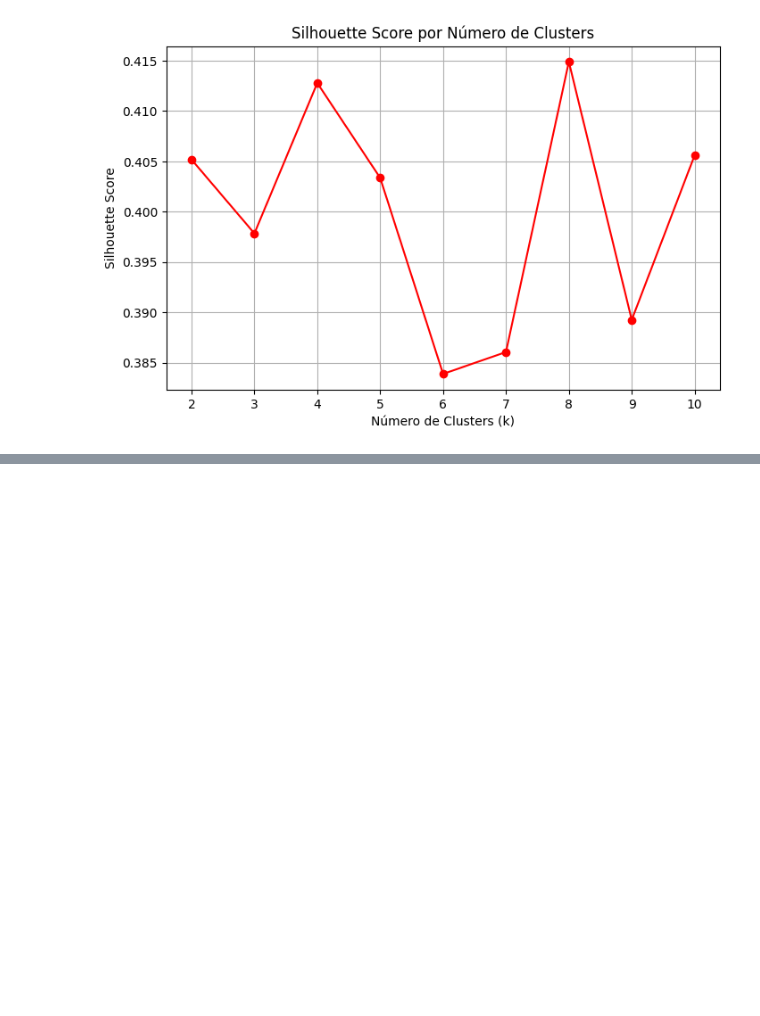
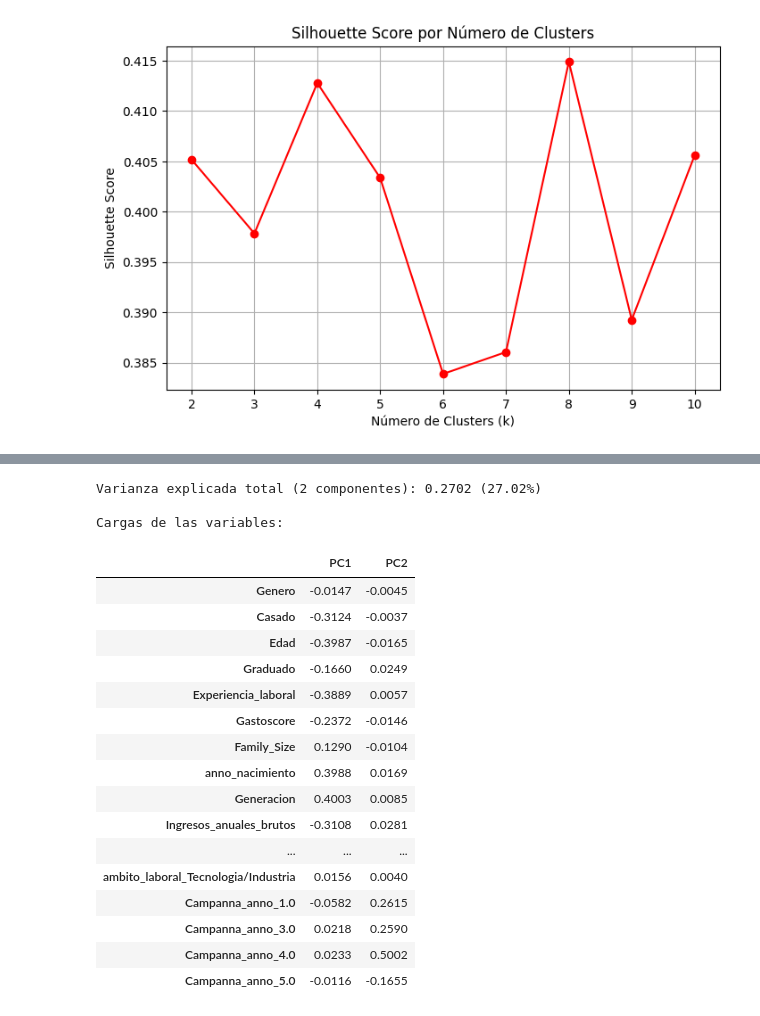
Before and after one commit to Nachosanchezz/Caso02_PCA, a Jupyter notebook: src/02_PCA.ipynb, the cells around one changed output, grey strips where cells are left out. Drawn from its saved outputs; the diff is of its cells as text; code cells hidden in the pictures; blank space fills up the shorter version.

```diff
--- a/src/02_PCA.ipynb
+++ b/src/02_PCA.ipynb
@@ -121,0 +206,50 @@ plt.show()
+# %%
+# Seleccionar solo las columnas numéricas (excluyendo ID y categóricas ya codificadas)
+columnas_numericas = df.select_dtypes(include=['int64', 'float64']).columns.tolist()
+columnas_excluir = ['ID', 'Cluster']
+columnas_utiles = [col for col in columnas_numericas if col not in columnas_excluir]
+
+X_todas = df[columnas_utiles]
+
+# Escalar
+scaler = StandardScaler()
+X_scaled = scaler.fit_transform(X_todas)
+
+# PCA con 2 componentes
+pca = PCA(n_components=2)
+X_pca = pca.fit_transform(X_scaled)
+
+# Varianza explicada total
+varianza = pca.explained_variance_ratio_
+print(f"Varianza explicada total (2 componentes): {varianza.sum():.4f} ({varianza.sum()*100:.2f}%)")
+
+# Cargas de las variables
+cargas = pd.DataFrame(
+    pca.components_.T,
+    columns=['PC1', 'PC2'],
+    index=X_todas.columns
+)
+
+print("\nCargas de las variables:")
+display(cargas.round(4))
+# %% [output]
+Varianza explicada total (2 componentes): 0.2702 (27.02%)
+
+Cargas de las variables:
+|  | PC1 | PC2 |
+| Genero | -0.0147 | -0.0045 |
+| Casado | -0.3124 | -0.0037 |
+| Edad | -0.3987 | -0.0165 |
+| Graduado | -0.1660 | 0.0249 |
+| Experiencia_laboral | -0.3889 | 0.0057 |
+| Gastoscore | -0.2372 | -0.0146 |
+| Family_Size | 0.1290 | -0.0104 |
+| anno_nacimiento | 0.3988 | 0.0169 |
+| Generacion | 0.4003 | 0.0085 |
+| Ingresos_anuales_brutos | -0.3108 | 0.0281 |
+| ... | ... | ... |
+| ambito_laboral_Tecnologia/Industria | 0.0156 | 0.0040 |
+| Campanna_anno_1.0 | -0.0582 | 0.2615 |
+| Campanna_anno_3.0 | 0.0218 | 0.2590 |
+| Campanna_anno_4.0 | 0.0233 | 0.5002 |
+| Campanna_anno_5.0 | -0.0116 | -0.1655 |
```
Also changed, not shown: parts of 9 cells of this notebook, 1 other file.
